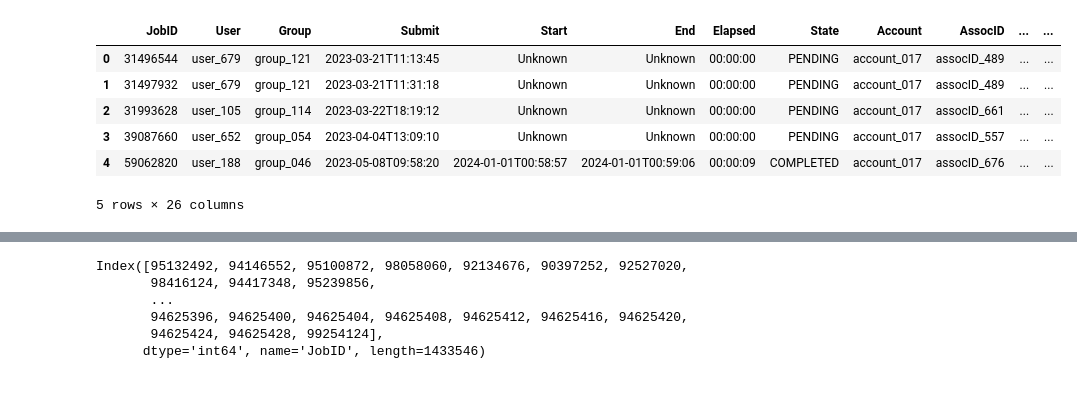
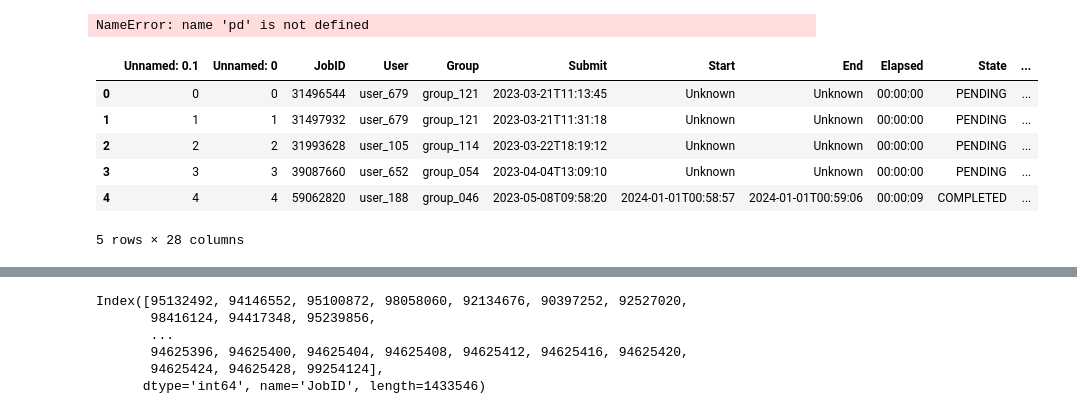
Before and after one commit to tairaeli/ICER_user_data_analytics, a Jupyter notebook: ICER_User_Dat/data_exploration/clean_SLURM_dat.ipynb, the cells around one changed output, grey strips where cells are left out. Cells and saved outputs as stored; diff of their text form; code cells hidden in the pictures.

```diff
--- a/ICER_User_Dat/data_exploration/clean_SLURM_dat.ipynb
+++ b/ICER_User_Dat/data_exploration/clean_SLURM_dat.ipynb
@@ -5,0 +8,12 @@ from datetime import timedelta
+# %%
+# loading in data
+slurm = pd.read_csv("/mnt/scratch/tairaeli/cmse_dat/slurm_cleaned_final.csv", delimiter="|")
+slurm = slurm.drop(columns=["Unnamed: 28"])
+slurm.columns = ["Unnamed: 0.1","Unnamed: 0",'JobID', 'User', 'Group', 'Submit', 'Start', 'End', 'Elapsed', 'State',
+       'Account', 'AssocID', 'Partition', 'Timelimit', 'UserCPU', 'SystemCPU',
+       'TotalCPU', 'CPUTime', 'CPUTimeRAW', 'ReqCPUS', 'AllocCPUS', 'ReqMem',
+       'MaxRSS', 'ReqNodes', 'NNodes', 'NodeList', 'ReqTRES', 'AllocTRES']
+slurm = slurm.drop(columns=["Unnamed: 0.1","Unnamed: 0"])
+slurm.head()
+# %% [output]
+NameError: name 'pd' is not defined
@@ -6,13 +22,12 @@ from datetime import timedelta
 # %%
-# loading in data
-slurm = pd.read_csv("/mnt/research/CMSE495-SS24-ICER/slurm_usage/DID_FINAL_SLURM_OCT_2023.csv", delimiter="|")
-slurm = slurm.drop(columns=["Unnamed: 0.1","Unnamed: 0"])
-slurm.head()
+slurm_old = pd.read_csv("/mnt/research/CMSE495-SS24-ICER/slurm_usage/DID_FINAL_SLURM_OCT_2023.csv",
+                        delimiter='|', nrows=4e6)
+slurm_old.head()
 # %% [output]
-|  | JobID | User | Group | Submit | Start | End | Elapsed | State | Account | AssocID | ... | ... |
-| 0 | 31496544 | user_679 | group_121 | 2023-03-21T11:13:45 | Unknown | Unknown | 00:00:00 | PENDING | account_017 | assocID_489 | ... | ... |
-| 1 | 31497932 | user_679 | group_121 | 2023-03-21T11:31:18 | Unknown | Unknown | 00:00:00 | PENDING | account_017 | assocID_489 | ... | ... |
-| 2 | 31993628 | user_105 | group_114 | 2023-03-22T18:19:12 | Unknown | Unknown | 00:00:00 | PENDING | account_017 | assocID_661 | ... | ... |
-| 3 | 39087660 | user_652 | group_054 | 2023-04-04T13:09:10 | Unknown | Unknown | 00:00:00 | PENDING | account_017 | assocID_557 | ... | ... |
-| 4 | 59062820 | user_188 | group_046 | 2023-05-08T09:58:20 | 2024-01-01T00:58:57 | 2024-01-01T00:59:06 | 00:00:09 | COMPLETED | account_017 | assocID_676 | ... | ... |
+|  | Unnamed: 0.1 | Unnamed: 0 | JobID | User | Group | Submit | Start | End | Elapsed | State | ... |
+| 0 | 0 | 0 | 31496544 | user_679 | group_121 | 2023-03-21T11:13:45 | Unknown | Unknown | 00:00:00 | PENDING | ... |
+| 1 | 1 | 1 | 31497932 | user_679 | group_121 | 2023-03-21T11:31:18 | Unknown | Unknown | 00:00:00 | PENDING | ... |
+| 2 | 2 | 2 | 31993628 | user_105 | group_114 | 2023-03-22T18:19:12 | Unknown | Unknown | 00:00:00 | PENDING | ... |
+| 3 | 3 | 3 | 39087660 | user_652 | group_054 | 2023-04-04T13:09:10 | Unknown | Unknown | 00:00:00 | PENDING | ... |
+| 4 | 4 | 4 | 59062820 | user_188 | group_046 | 2023-05-08T09:58:20 | 2024-01-01T00:58:57 | 2024-01-01T00:59:06 | 00:00:09 | COMPLETED | ... |
-5 rows × 26 columns
+5 rows × 28 columns
```
Also changed, not shown: parts of 6 cells of this notebook, 3 other files.
